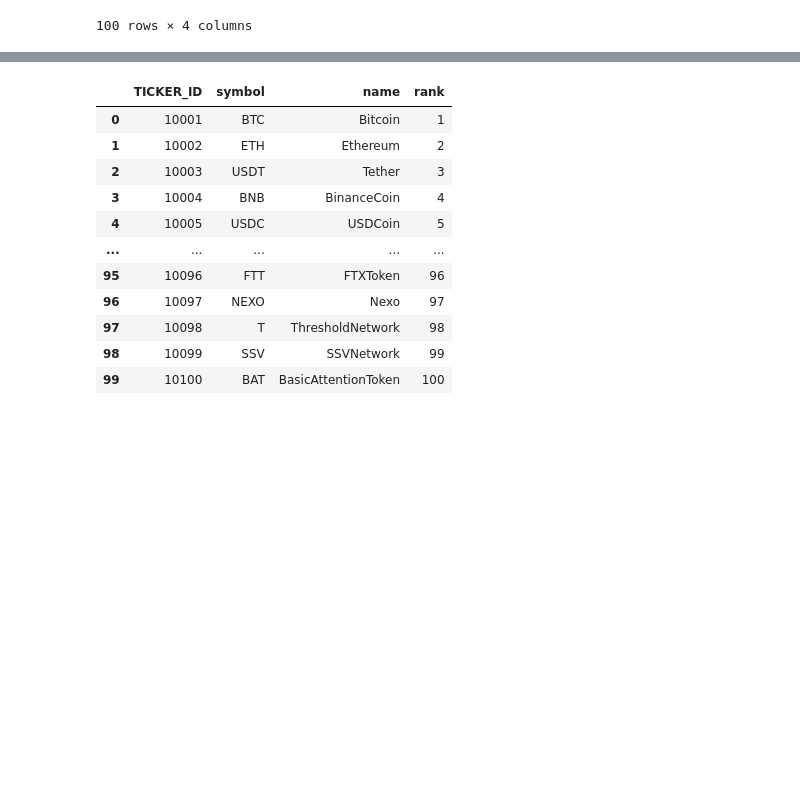
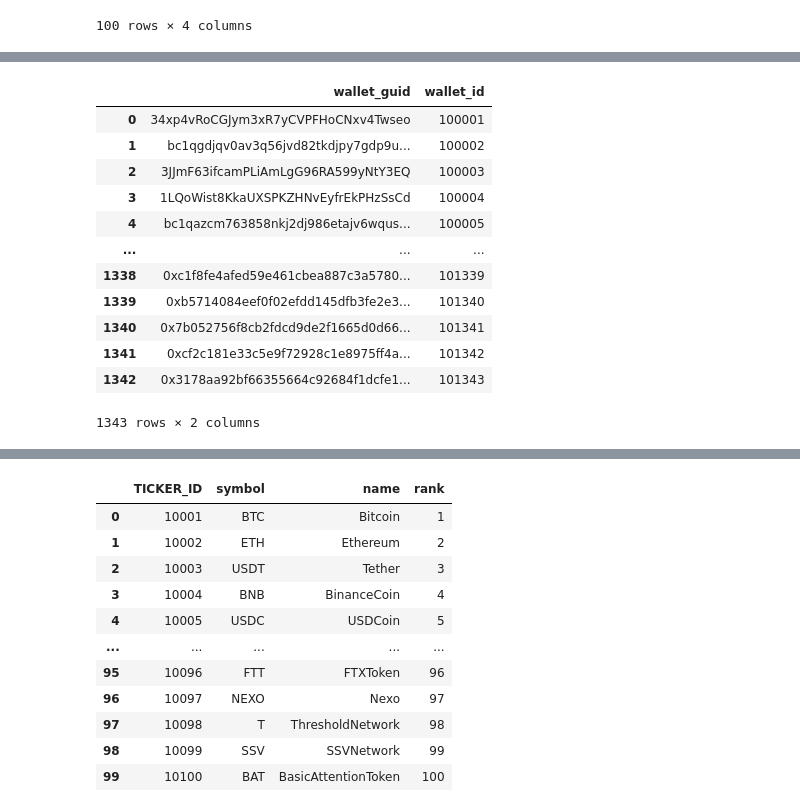
Before and after one commit to alisdghnia/adbm-crypto-database-project, a Jupyter notebook: DIM_WALLET.ipynb, the cells around one changed output, grey strips where cells are left out. Saved outputs shown, nothing was run; the diff lists cells and outputs as text; code cells hidden in the pictures; blank space fills up the shorter version.

```diff
--- a/DIM_WALLET.ipynb
+++ b/DIM_WALLET.ipynb
@@ -65,0 +104,17 @@ See the caveats in the documentation: https://pandas.pydata.org/pandas-docs/stab
+# %%
+df.columns = ['wallet_guid', 'wallet_id']
+df
+# %% [output]
+|  | wallet_guid | wallet_id |
+| 0 | 34xp4vRoCGJym3xR7yCVPFHoCNxv4Twseo | 100001 |
+| 1 | bc1qgdjqv0av3q56jvd82tkdjpy7gdp9u... | 100002 |
+| 2 | 3JJmF63ifcamPLiAmLgG96RA599yNtY3EQ | 100003 |
+| 3 | 1LQoWist8KkaUXSPKZHNvEyfrEkPHzSsCd | 100004 |
+| 4 | bc1qazcm763858nkj2dj986etajv6wqus... | 100005 |
+| ... | ... | ... |
+| 1338 | 0xc1f8fe4afed59e461cbea887c3a5780... | 101339 |
+| 1339 | 0xb5714084eef0f02efdd145dfb3fe2e3... | 101340 |
+| 1340 | 0x7b052756f8cb2fdcd9de2f1665d0d66... | 101341 |
+| 1341 | 0xcf2c181e33c5e9f72928c1e8975ff4a... | 101342 |
+| 1342 | 0x3178aa92bf66355664c92684f1dcfe1... | 101343 |
+1343 rows × 2 columns
```
Also changed, not shown: parts of 12 cells of this notebook.
